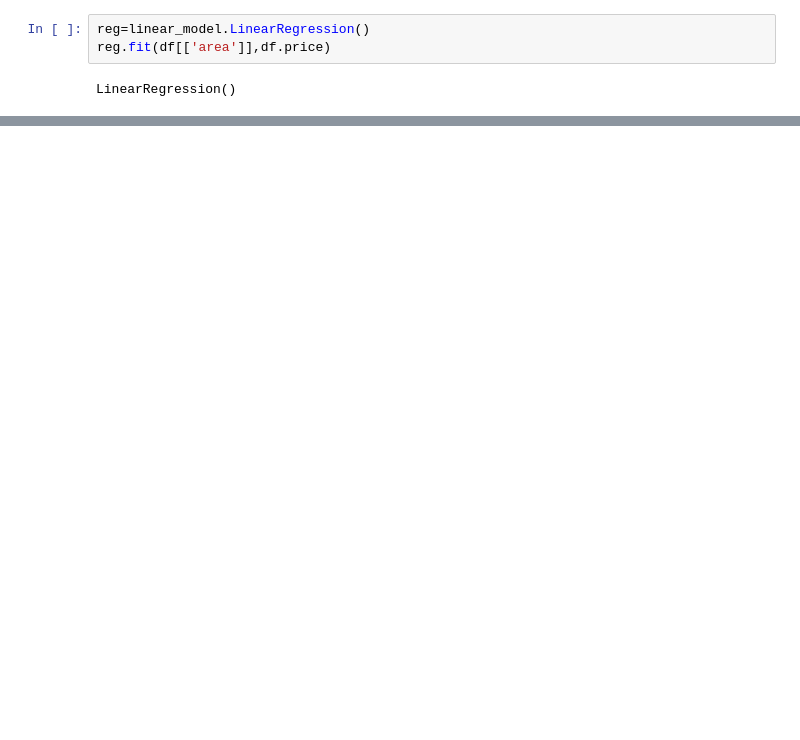
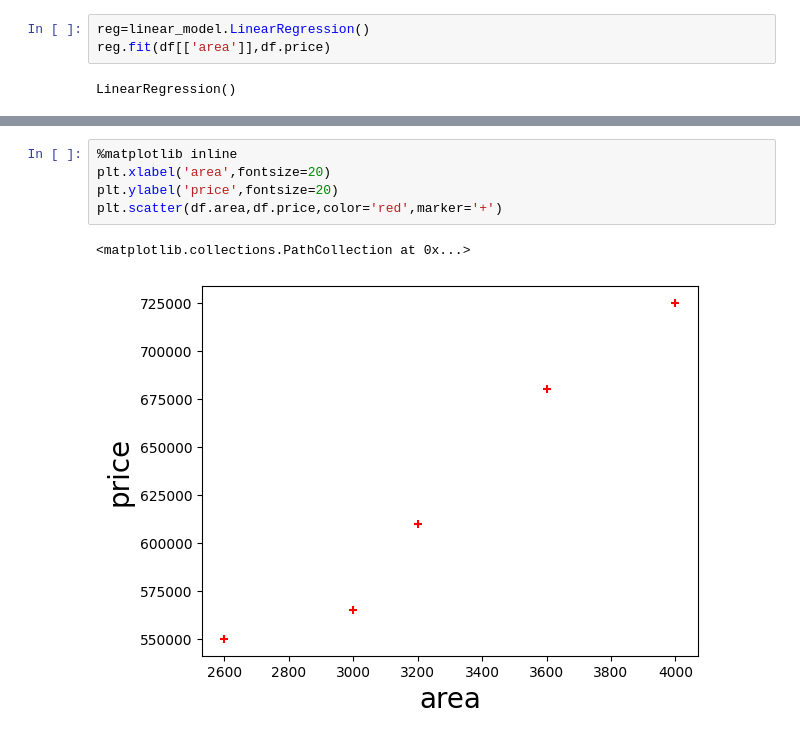
Before and after one commit to Pushkarjha002/Linear-Regression, a Jupyter notebook: linear regression in one variable/lec_2_home_prices.ipynb, the cells around one changed output, grey strips where cells are left out. Drawn from its saved outputs; the diff is of its cells as text; blank space fills up the shorter version.

```diff
--- a/linear regression in one variable/lec_2_home_prices.ipynb
+++ b/linear regression in one variable/lec_2_home_prices.ipynb
@@ -29,0 +46,8 @@ LinearRegression()
+# %%
+%matplotlib inline
+plt.xlabel('area',fontsize=20)
+plt.ylabel('price',fontsize=20)
+plt.scatter(df.area,df.price,color='red',marker='+')
+# %% [output]
+<matplotlib.collections.PathCollection at 0x...>
+[figure, added]
```
Also changed, not shown: parts of 11 cells of this notebook.
